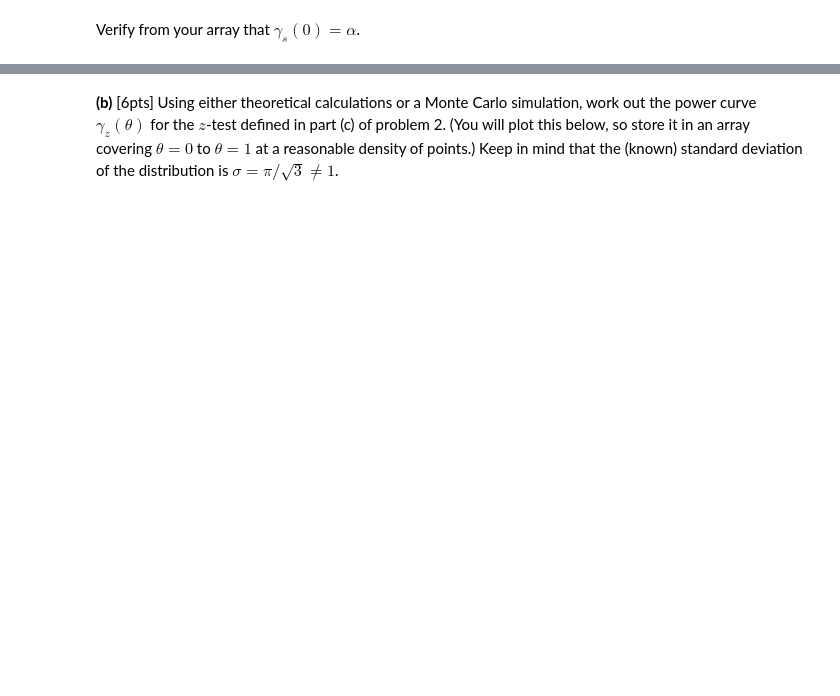
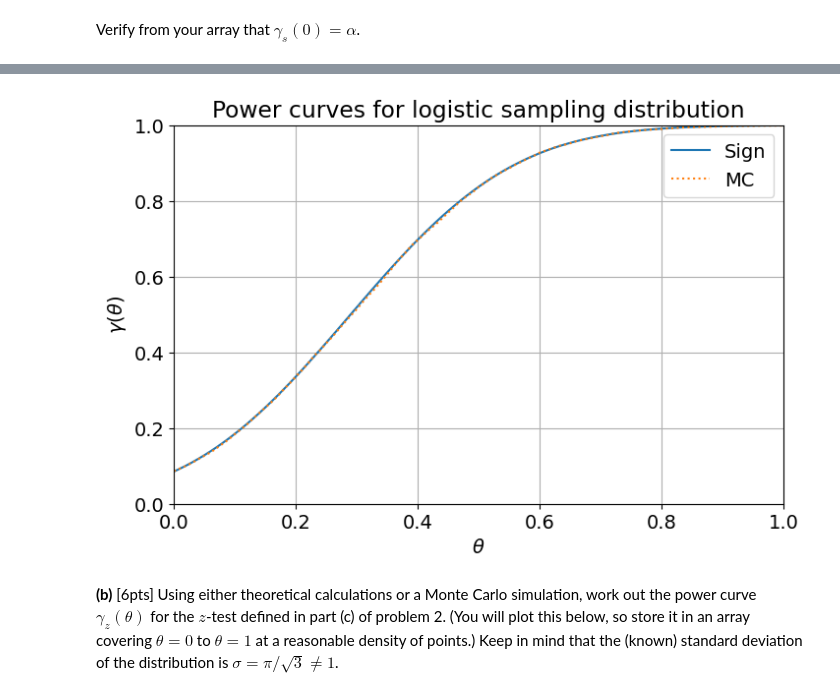
Before and after one commit to djm3622/stat345, a Jupyter notebook: Exam 01/prelim1_practice.ipynb, the cells around one changed output, grey strips where cells are left out. Cells and saved outputs as stored; diff of their text form; code cells hidden in the pictures; blank space fills up the shorter version.

```diff
--- a/Exam 01/prelim1_practice.ipynb
+++ b/Exam 01/prelim1_practice.ipynb
@@ -62,0 +136,2 @@ $$\hbox{$p$-value} = \boxed{\color{brown}{????}}$$
+# %%
+ncrit = stats.binom(90, 0.5).isf(0.1); ncrit
@@ -108,0 +210,2 @@ np.pi/np.sqrt(3)
+# %%
+gammas_t = stats.binom(n,ptheta_t).sf(ncrit)
@@ -109,2 +216,10 @@ np.pi/np.sqrt(3)
 # %% [markdown]
 Verify from your array that $\gamma_s(0)=\alpha$.
+# %%
+Nmonte = 10**4
+np.random.seed(20240226)
+x_Ii = stats.logistic.rvs(size=(Nmonte,n))
+
+nplus_tI = np.sum(x_Ii[None,:,:] > -theta_t[:,None,None], axis = -1)
+
+gammasMC_t = np.mean(nplus_tI > ncrit, axis=-1)
@@ -111,2 +230,14 @@ Verify from your array that $\gamma_s(0)=\alpha$.
+# %%
+plt.plot(theta_t,gammas_t,ls='-',label='Sign');
+plt.plot(theta_t,gammasMC_t,ls=':',label=r'MC');
+plt.legend(loc='best');
+plt.xlabel(r'$\theta$');
+plt.ylabel(r'$\gamma(\theta)$');
+plt.title('Power curves for logistic sampling distribution');
+plt.grid(True);
+plt.xlim(0,1.0);
+plt.ylim(0.0,1);
+# %% [output]
+[figure, added]
 # %% [markdown]
 **(b)** \[6pts\] Using either theoretical calculations or a Monte Carlo simulation, work out the power curve $\gamma_z(\theta)$ for the $z$-test defined in part (c) of problem 2.  (You will plot this below, so store it in an array covering $\theta=0$ to $\theta=1$ at a reasonable density of points.)  Keep in mind that the (known) standard deviation of the distribution is $\sigma=\pi/\sqrt{3}\ne 1$.
```
Also changed, not shown: parts of 33 cells of this notebook, 15 other files.
